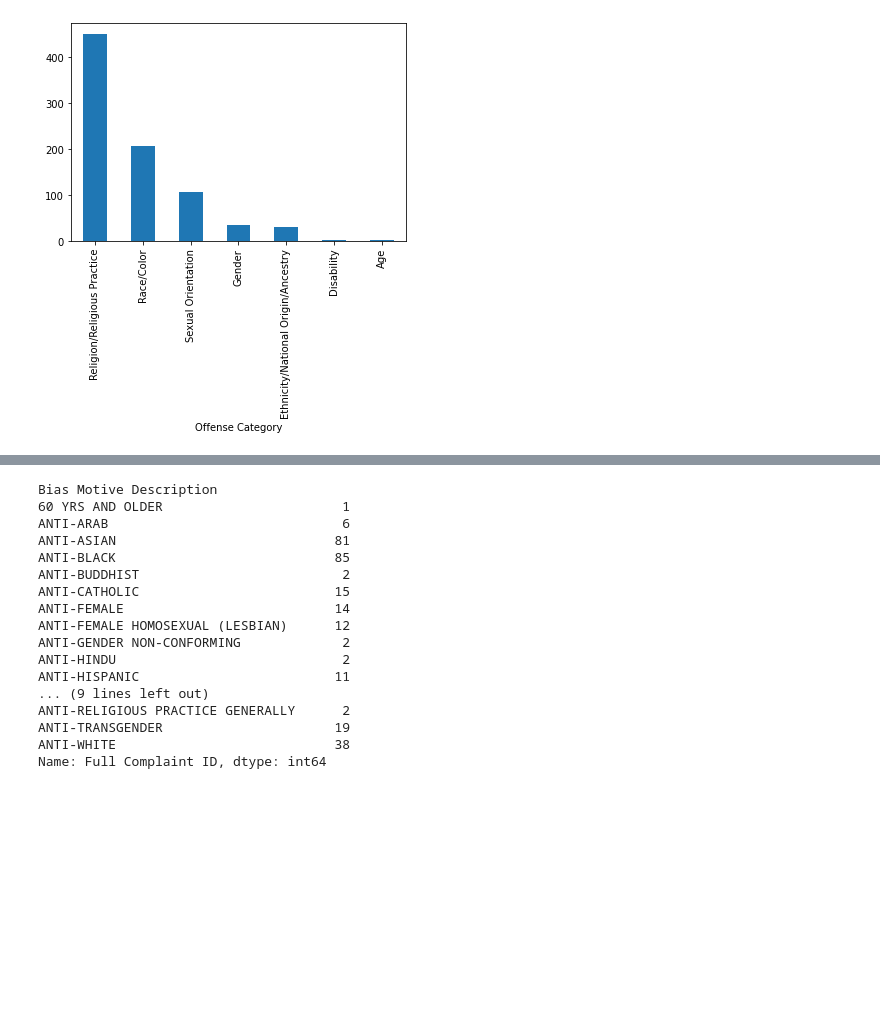
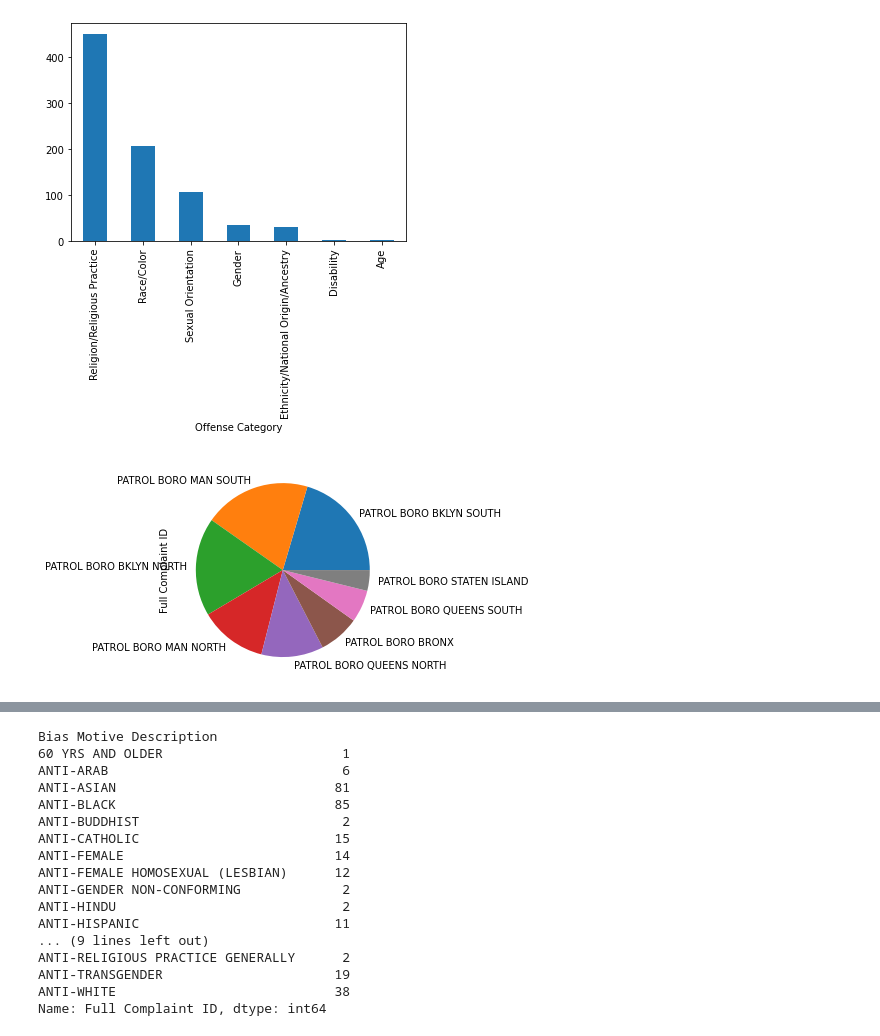
Before and after one commit to Thivadee19/LGCC_201DataAnalytic_Python_Project3, a Jupyter notebook: DATA_201_Python_Project_3.ipynb, the cells around one changed output, grey strips where cells are left out. Cells and saved outputs as stored; diff of their text form; code cells hidden in the pictures; blank space fills up the shorter version.

```diff
--- a/DATA_201_Python_Project_3.ipynb
+++ b/DATA_201_Python_Project_3.ipynb
@@ -119,4 +156,9 @@ df.groupby(['Offense Category'])['Complaint Year Number'].count().sort_values(as
 # %% [output]
 <matplotlib.axes._subplots.AxesSubplot at 0x...>
 [figure]
+# %%
+df4 = df.groupby(['Patrol Borough Name'])['Full Complaint ID'].count().sort_values(ascending=False).plot(kind='pie')
+## Patrol boro bklyn north and Patrol boro bklyn south and Patrol boro manhattan south is a big 3 reported has found for hate crime.
+# %% [output]
+[figure, added]
 # %%
```
Also changed, not shown: parts of 19 cells of this notebook.
